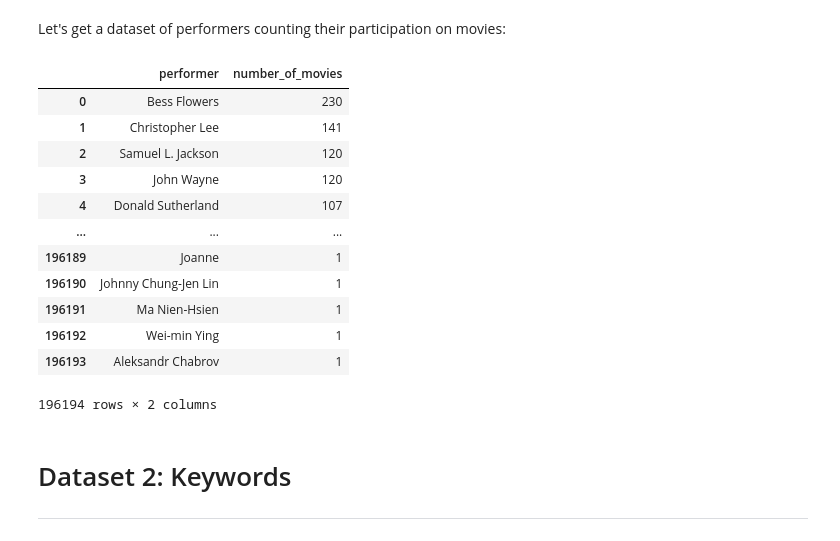
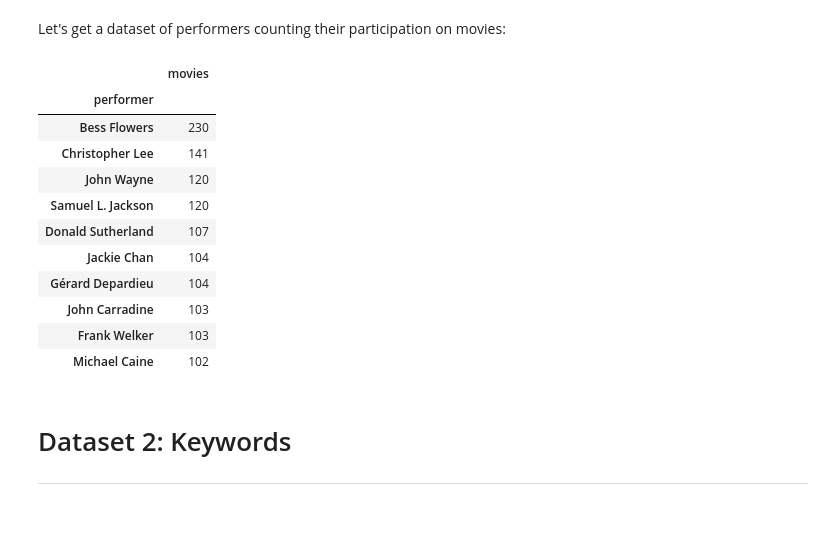
Before and after one commit to cperezmendoza00/cpsc-4810-project, a Jupyter notebook: Project.ipynb, the cells around one changed output. Cells and saved outputs as stored; diff of their text form; code cells hidden in the pictures.

Commit message:
Performers per movies

```diff
--- a/Project.ipynb
+++ b/Project.ipynb
@@ -203,44 +209,47 @@ Let's get a dataset of performers counting their participation on movies:
 # %%
 actArray = []
 movArray = []
+
 for i, credit in credits.iterrows():
     try:
         arrayOfPeople = json.loads(credit.cast)
         for dictOfPeople in arrayOfPeople:
             actArray.append(dictOfPeople["name"])
             movArray.append(credit.id)
+            #if(credit.id == 238):
+                #print(".......")
+                #print(dictOfPeople)
+                #print(credit.id)
+                #print(dictOfPeople["name"])
+                #print(".....")
     except Exception as e:
         print(i,credit.cast,e)
         break
 
 
 myDict = {'performer': actArray, 'movie_id': movArray}
 acts = pd.DataFrame(data=myDict)
 
-counts = acts['performer'].value_counts().to_frame()
-counts.reset_index(inplace=True)
-counts.columns = counts.columns.str.replace('performer', 'number_of_movies')
-counts.columns = counts.columns.str.replace('index', 'performer')
-
-#for i in range(0,len(counts)):
-    #print(counts.iloc[i].performer, counts.iloc[i].number_of_movies)
+#for i in range(0,len(performer_counts)):
+    #print(performer_counts.iloc[i].performer, performer_counts.iloc[i].number_of_movies)
     #break
 
-display(counts)
+performer_counts = acts.groupby([acts['performer']]).count()['movie_id'].sort_values(ascending=False).to_frame()
+performer_counts.columns = performer_counts.columns.str.replace('movie_id', 'movies')
+display(performer_counts.head(10))
 # %% [output]
-|  | performer | number_of_movies |
-| 0 | Bess Flowers | 230 |
-| 1 | Christopher Lee | 141 |
-| 2 | Samuel L. Jackson | 120 |
-| 3 | John Wayne | 120 |
-| 4 | Donald Sutherland | 107 |
-| ... | ... | ... |
-| 196189 | Joanne | 1 |
-| 196190 | Johnny Chung-Jen Lin | 1 |
-| 196191 | Ma Nien-Hsien | 1 |
-| 196192 | Wei-min Ying | 1 |
-| 196193 | Aleksandr Chabrov | 1 |
+|  | movies |
+| performer |  |
+| Bess Flowers | 230 |
+| Christopher Lee | 141 |
+| John Wayne | 120 |
+| Samuel L. Jackson | 120 |
+| Donald Sutherland | 107 |
+| Jackie Chan | 104 |
+| Gérard Depardieu | 104 |
+| John Carradine | 103 |
+| Frank Welker | 103 |
+| Michael Caine | 102 |
-196194 rows × 2 columns
 # %% [markdown]
 # Dataset 2: Keywords
 ***
```
Also changed, not shown: parts of 23 cells of this notebook.
